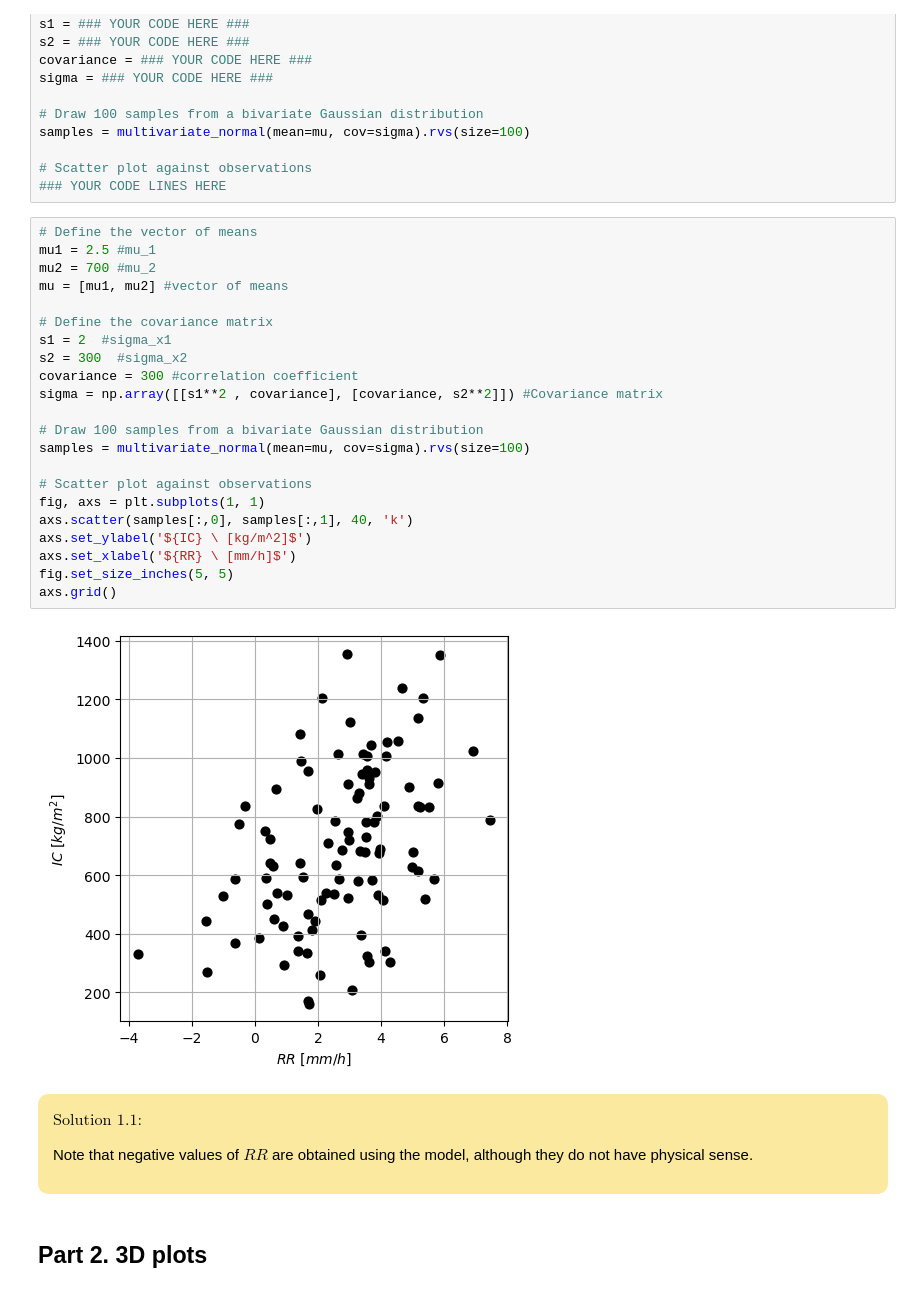
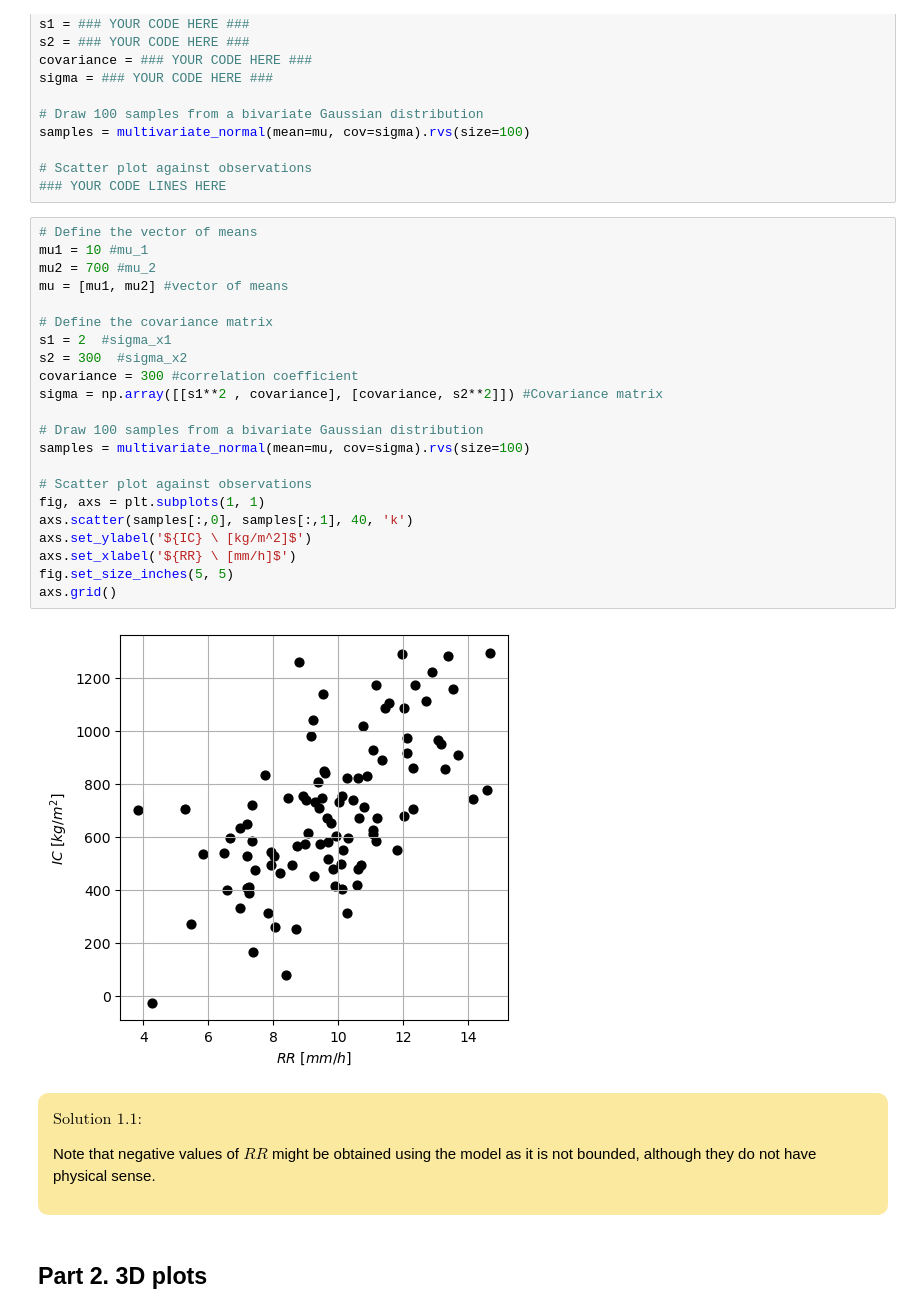
Before and after one commit to MUDE-2025/PA1.5, a Jupyter notebook: PA_1_5_Plotting_in_the_clouds.ipynb, the cells around one changed output. Drawn from its saved outputs; the diff is of its cells as text.

Commit message:
update mu of RR to prevent negatives

```diff
--- a/PA_1_5_Plotting_in_the_clouds.ipynb
+++ b/PA_1_5_Plotting_in_the_clouds.ipynb
@@ -50,34 +50,34 @@ samples = multivariate_normal(mean=mu, cov=sigma).rvs(size=100)
 ### YOUR CODE LINES HERE
 # %%
 # Define the vector of means
-mu1 = 2.5 #mu_1
+mu1 = 10 #mu_1
 mu2 = 700 #mu_2
 mu = [mu1, mu2] #vector of means
 
 # Define the covariance matrix
 s1 = 2  #sigma_x1
 s2 = 300  #sigma_x2
 covariance = 300 #correlation coefficient
 sigma = np.array([[s1**2 , covariance], [covariance, s2**2]]) #Covariance matrix
 
 # Draw 100 samples from a bivariate Gaussian distribution
 samples = multivariate_normal(mean=mu, cov=sigma).rvs(size=100)
 
 # Scatter plot against observations
 fig, axs = plt.subplots(1, 1)
 axs.scatter(samples[:,0], samples[:,1], 40, 'k')
 axs.set_ylabel('${IC} \ [kg/m^2]$')
 axs.set_xlabel('${RR} \ [mm/h]$')
 fig.set_size_inches(5, 5)
 axs.grid()
 # %% [output]
-[figure, old version]
+[figure, new version]
 # %% [markdown]
 <div style="background-color:#FAE99E; color: black; vertical-align: middle; padding:15px; margin: 10px; border-radius: 10px; width: 90%">
 
 $\text{Solution 1.1:}$
 
-Note that negative values of $RR$ are obtained using the model, although they do not have physical sense.
+Note that negative values of $RR$ might be obtained using the model as it is not bounded, although they do not have physical sense.
 </p></div>
 # %% [markdown]
 ## Part 2. 3D plots
```
Also changed, not shown: parts of 3 cells of this notebook.
